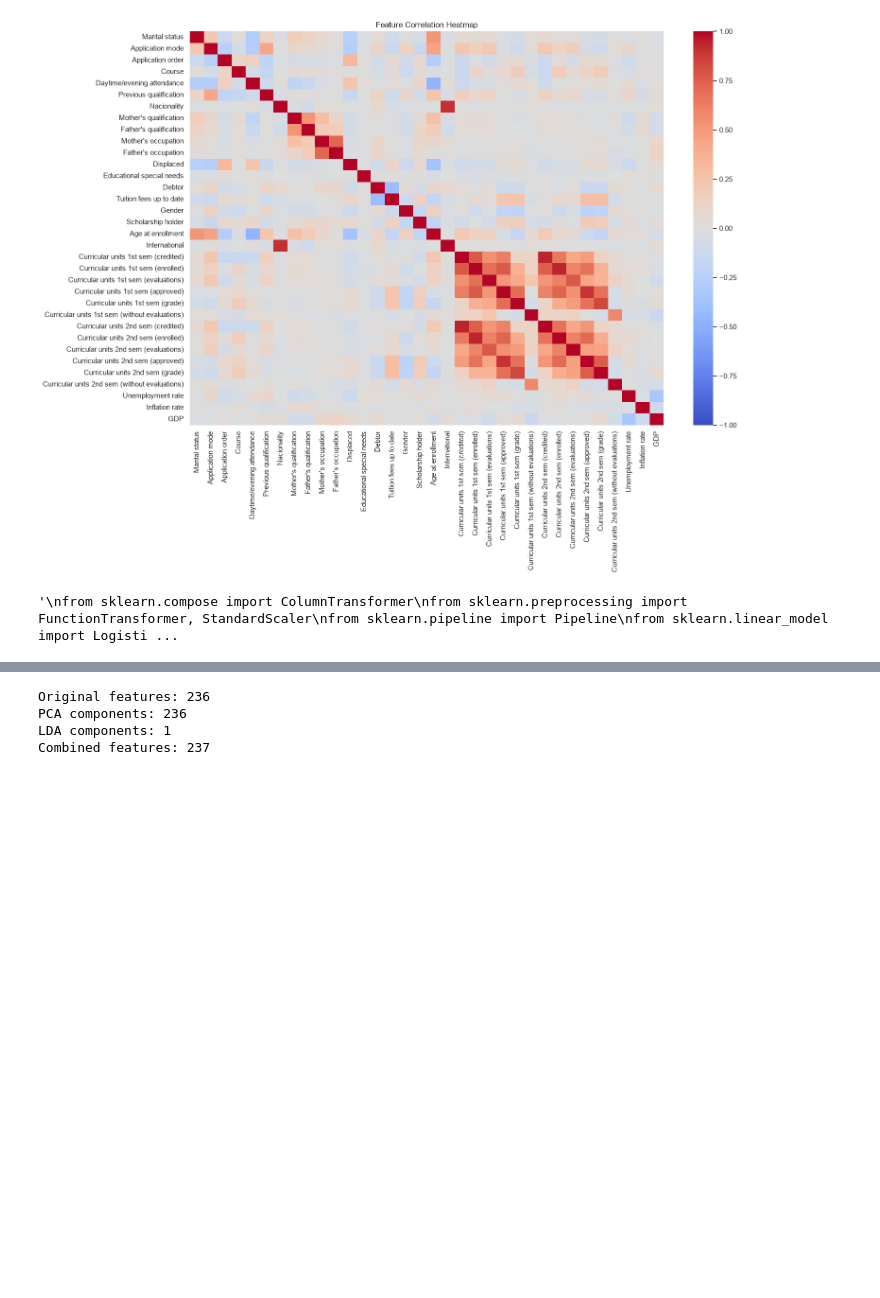
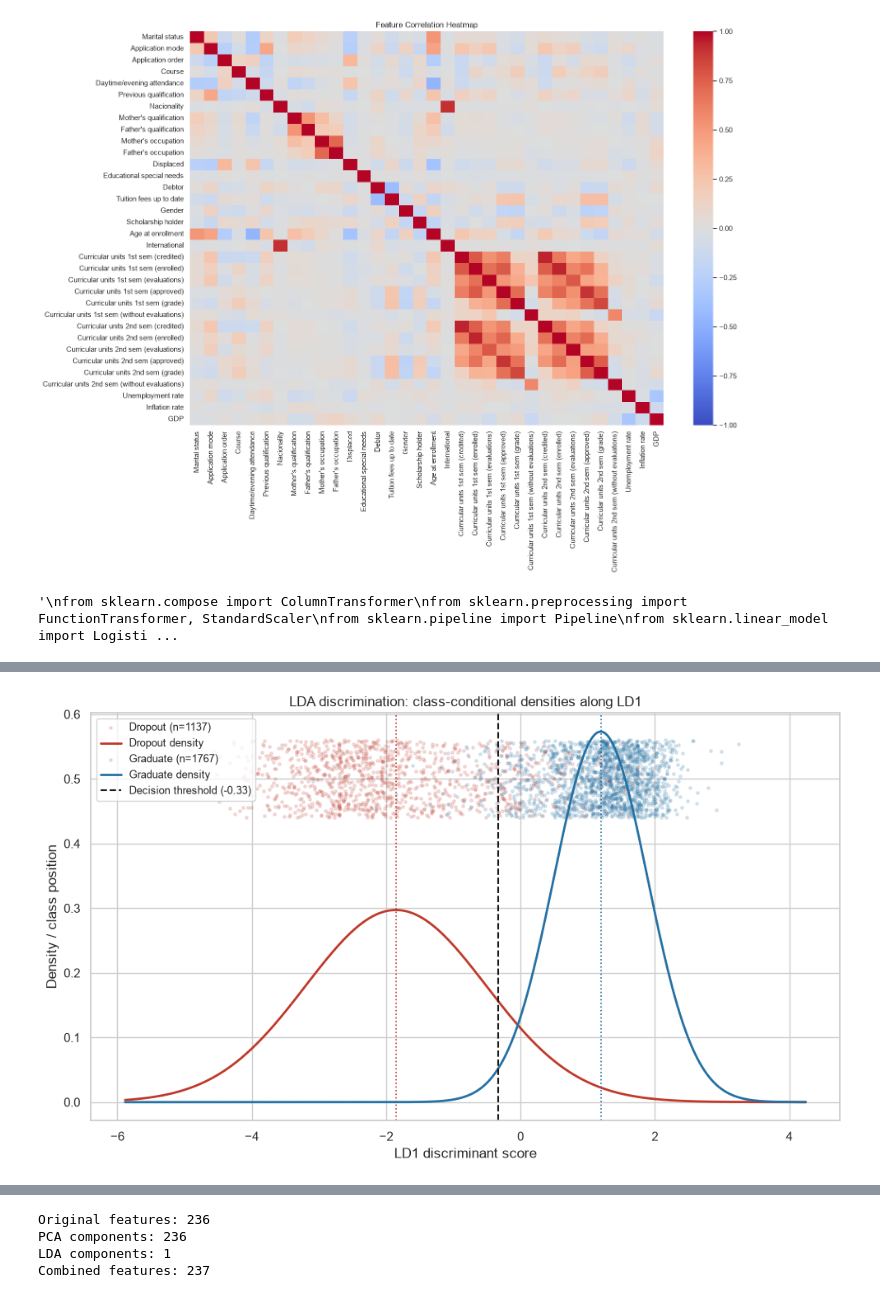
Before and after one commit to FredrikNymoen/IT3212, a Jupyter notebook: notebooks/assignment3/help_dropouts.ipynb, the cells around one changed output, grey strips where cells are left out. Drawn from its saved outputs; the diff is of its cells as text; code cells hidden in the pictures; blank space fills up the shorter version.

```diff
--- a/notebooks/assignment3/help_dropouts.ipynb
+++ b/notebooks/assignment3/help_dropouts.ipynb
@@ -247,0 +257,46 @@ X_test_lda = lda.transform(X_test_std)
+# %%
+import numpy as np
+import matplotlib.pyplot as plt
+
+CLASS_COLORS = {0: "#c0392b", 1: "#2471a3"}
+CLASS_NAMES = {0: "Dropout", 1: "Graduate"}
+
+# LD1 discriminant scores for the training set (single LDA component)
+lda_scores = X_train_lda[:, 0]
+y_arr = np.asarray(y_train)
+
+# Discrimination threshold in LD1 space: midpoint between the class means
+mu_0, mu_1 = lda_scores[y_arr == 0].mean(), lda_scores[y_arr == 1].mean()
+threshold = (mu_0 + mu_1) / 2
+
+plt.figure(figsize=(10, 6))
+
+x_grid = np.linspace(lda_scores.min() - 1, lda_scores.max() + 1, 500)
+for label, color in CLASS_COLORS.items():
+    scores = lda_scores[y_arr == label]
+    # Strip of individual students, jittered vertically for visibility
+    jitter = np.random.default_rng(42).uniform(-0.06, 0.06, size=scores.size)
+    plt.scatter(
+        scores, 0.5 + jitter, s=6, c=color, alpha=0.15,
+        label=f"{CLASS_NAMES[label]} (n={scores.size})",
+    )
+    # Fitted class-conditional normal density of the discriminant scores
+    mu, sd = scores.mean(), scores.std()
+    density = (
+        np.exp(-0.5 * ((x_grid - mu) / sd) ** 2) / (sd * np.sqrt(2 * np.pi))
+    )
+    plt.plot(x_grid, density, color=color, linewidth=2, label=f"{CLASS_NAMES[label]} density")
+    plt.axvline(mu, color=color, linestyle=":", linewidth=1.2)
+
+plt.axvline(
+    threshold, color="k", linestyle="--", linewidth=1.5,
+    label=f"Decision threshold ({threshold:.2f})",
+)
+plt.xlabel("LD1 discriminant score")
+plt.ylabel("Density / class position")
+plt.title("LDA discrimination: class-conditional densities along LD1")
+plt.legend(loc="upper left", fontsize=9)
+plt.tight_layout()
+plt.show()
+# %% [output]
+[figure, added]
```
Also changed, not shown: parts of 4 cells of this notebook.
